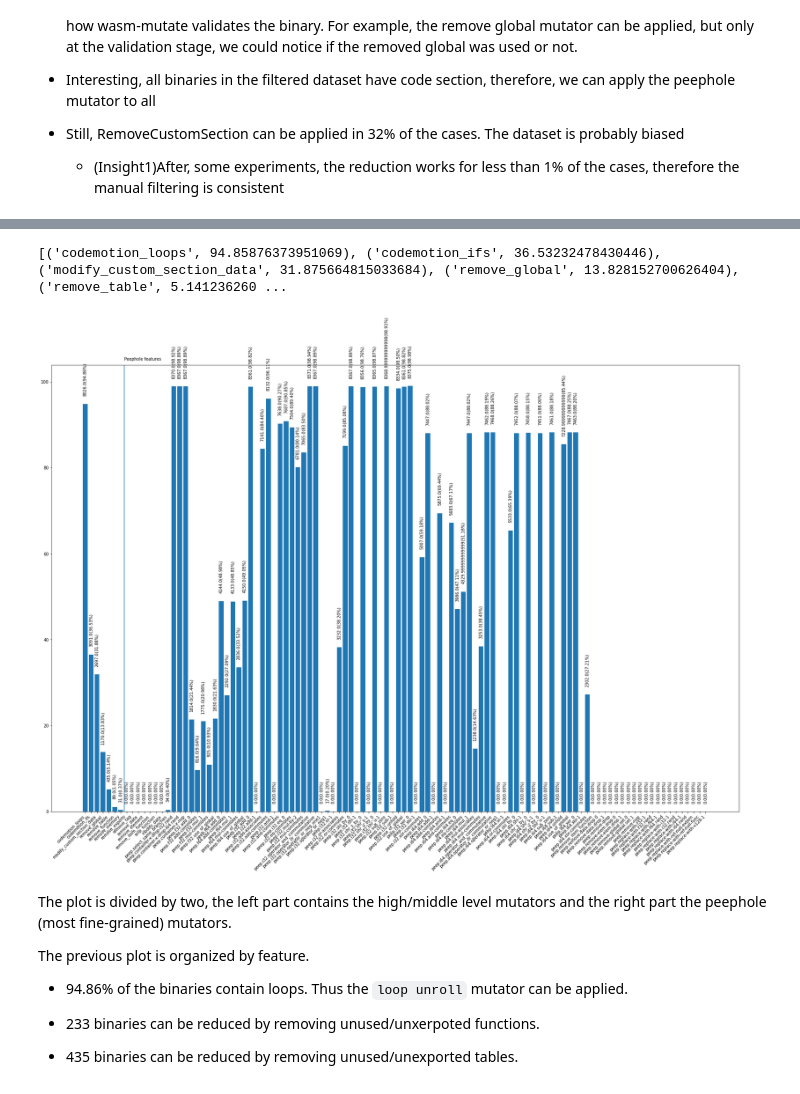
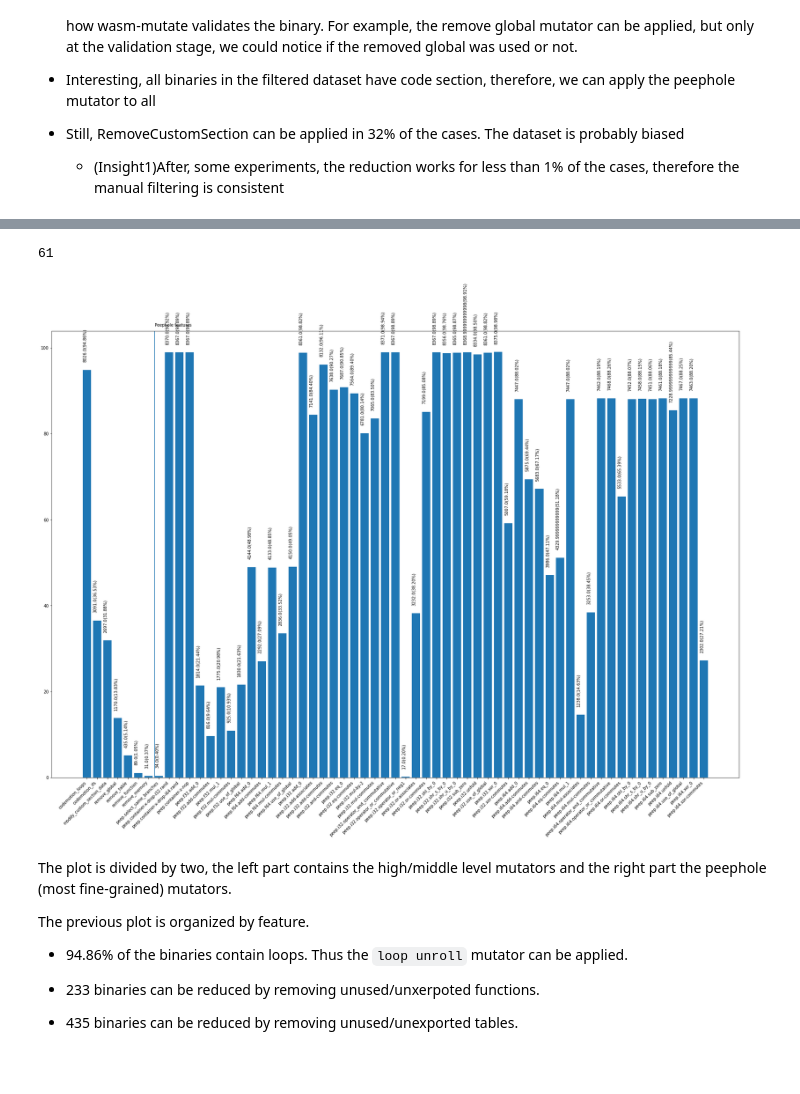
Before and after one commit to ASSERT-KTH/wasm_evasion, a Jupyter notebook: notebooks/RQ1.ipynb, the cells around one changed output, grey strips where cells are left out. Saved outputs shown, nothing was run; the diff lists cells and outputs as text; code cells hidden in the pictures.

```diff
--- a/notebooks/RQ1.ipynb
+++ b/notebooks/RQ1.ipynb
@@ -129,36 +129,36 @@ peep.replace-with-v128-1
 # %%
 # import and set figure size
 from matplotlib import pyplot as plt
 plt.rcParams['figure.figsize'] = [30, 20]
 
 total = len(alldf)
 ratios = [ (x, 100*len(alldf[alldf[x] > 0][x])/total) for x in [y[0] for y in files] ]
 
 ratios = sorted(ratios, key= lambda x: x[1] if "peep" not in x[0] else -1, reverse=True)
 
 # Filter out no applicable mutators
-ratios = [ r for r in ratios ]
-print(ratios)
+ratios = [ r for r in ratios if r[1] > 0]
+print(len(ratios))
 
 bars = plt.bar([
     x[0] for x in ratios
 ], [x[1] for x in ratios])
 plt.xticks(rotation=45, ha='right')
 
 peep_from = 7
 
 for i, (b, r) in enumerate(zip(bars, ratios)):
     x,y = b.xy
     if i == peep_from:
         plt.axvline(x=x)
         plt.text(x, 105, f"Peephole features")
     y = y + r[1] + 2
     plt.text(x, y, f"{r[1]*len(alldf)/100}({r[1]:.2f}%)", rotation=90)
 
 plt.savefig("mutable.png")
 # %% [output]
-[('codemotion_loops', 94.85876373951069), ('codemotion_ifs', 36.53232478430446), ('modify_custom_section_data', 31.875664815033684), ('remove_global', 13.828152700626404), ('remove_table', 5.141236260 ...
+61
-[figure, old version]
+[figure, new version]
 # %% [markdown]
 The plot is divided by two, the left part contains the high/middle level mutators and the right part the peephole (most fine-grained) mutators.
 
```
Also changed, not shown: parts of 1 cell of this notebook, 2 other files.
